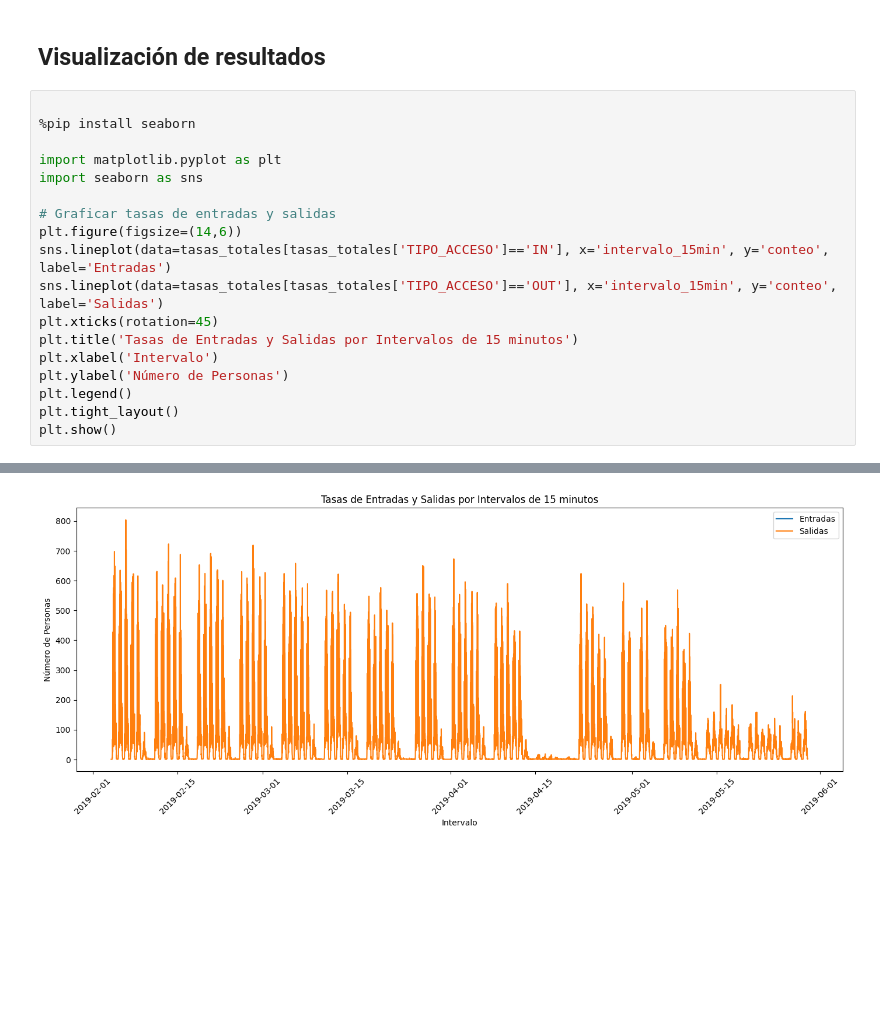
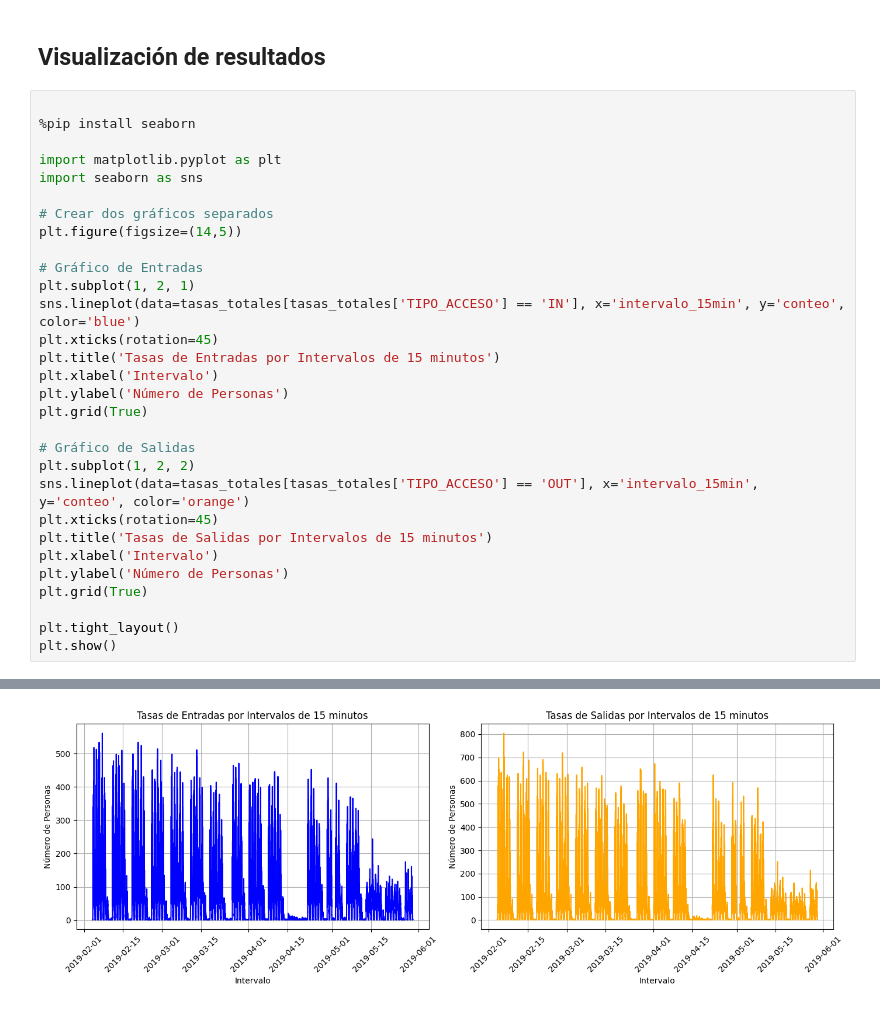
Before and after one commit to mlozanor/Lab-7, a Jupyter notebook: Lab7_Torniquetes_SimPy_NHPP_Visualizacion.ipynb, the cells around one changed output, grey strips where cells are left out. Drawn from its saved outputs; the diff is of its cells as text; blank space fills up the shorter version.

Commit message:
muestra entradas vs salidas

```diff
--- a/Lab7_Torniquetes_SimPy_NHPP_Visualizacion.ipynb
+++ b/Lab7_Torniquetes_SimPy_NHPP_Visualizacion.ipynb
@@ -146,15 +149,27 @@ simular_nhpp(tasas_totales)
 import matplotlib.pyplot as plt
 import seaborn as sns
 
-# Graficar tasas de entradas y salidas
-plt.figure(figsize=(14,6))
-sns.lineplot(data=tasas_totales[tasas_totales['TIPO_ACCESO']=='IN'], x='intervalo_15min', y='conteo', label='Entradas')
-sns.lineplot(data=tasas_totales[tasas_totales['TIPO_ACCESO']=='OUT'], x='intervalo_15min', y='conteo', label='Salidas')
+# Crear dos gráficos separados
+plt.figure(figsize=(14,5))
+
+# Gráfico de Entradas
+plt.subplot(1, 2, 1)
+sns.lineplot(data=tasas_totales[tasas_totales['TIPO_ACCESO'] == 'IN'], x='intervalo_15min', y='conteo', color='blue')
 plt.xticks(rotation=45)
-plt.title('Tasas de Entradas y Salidas por Intervalos de 15 minutos')
+plt.title('Tasas de Entradas por Intervalos de 15 minutos')
 plt.xlabel('Intervalo')
 plt.ylabel('Número de Personas')
-plt.legend()
+plt.grid(True)
+
+# Gráfico de Salidas
+plt.subplot(1, 2, 2)
+sns.lineplot(data=tasas_totales[tasas_totales['TIPO_ACCESO'] == 'OUT'], x='intervalo_15min', y='conteo', color='orange')
+plt.xticks(rotation=45)
+plt.title('Tasas de Salidas por Intervalos de 15 minutos')
+plt.xlabel('Intervalo')
+plt.ylabel('Número de Personas')
+plt.grid(True)
+
 plt.tight_layout()
 plt.show()
 # %% [output]
@@ -182 +194 @@ You should consider upgrading via the 'c:\Users\MarianaLozano\AppData\Local\Prog
-[figure, old version]
+[figure, new version]
```
Also changed, not shown: parts of 4 cells of this notebook.
